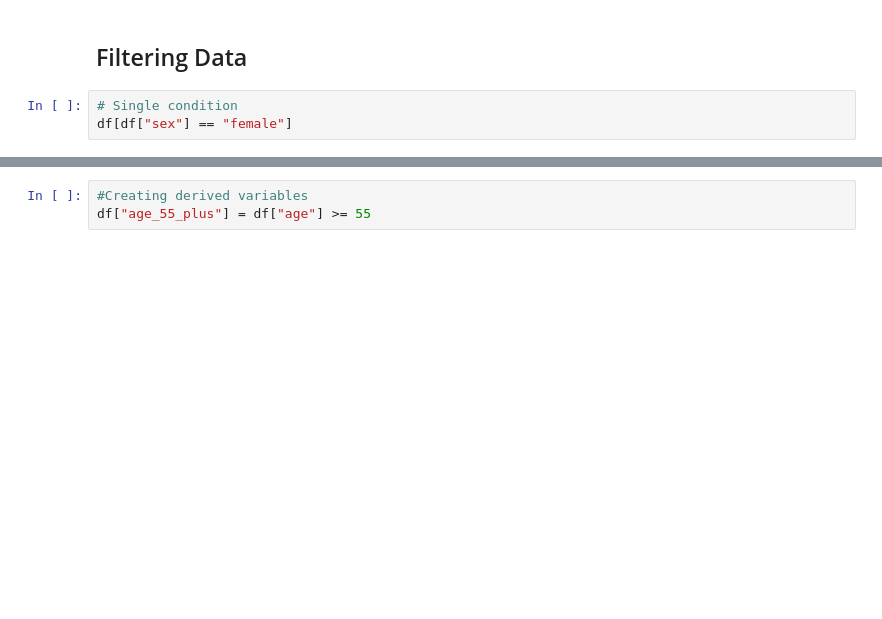
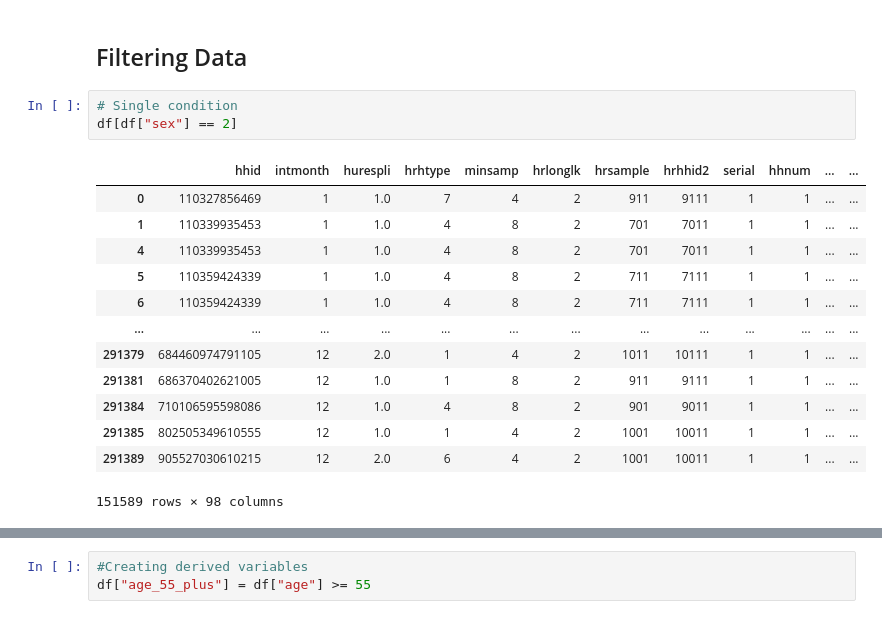
Before and after one commit to vedikabar/pdi_pensions, a Jupyter notebook: guide/Useful commands.ipynb, the cells around one changed output, grey strips where cells are left out. Drawn from its saved outputs; the diff is of its cells as text; blank space fills up the shorter version.

```diff
--- a/guide/Useful commands.ipynb
+++ b/guide/Useful commands.ipynb
@@ -49,6 +140,20 @@ df_small.head()
 ## Filtering Data
 # %%
 # Single condition
-df[df["sex"] == "female"]
+df[df["sex"] == 2]
+# %% [output]
+|  | hhid | intmonth | hurespli | hrhtype | minsamp | hrlonglk | hrsample | hrhhid2 | serial | hhnum | ... | ... |
+| 0 | 110327856469 | 1 | 1.0 | 7 | 4 | 2 | 911 | 9111 | 1 | 1 | ... | ... |
+| 1 | 110339935453 | 1 | 1.0 | 4 | 8 | 2 | 701 | 7011 | 1 | 1 | ... | ... |
+| 4 | 110339935453 | 1 | 1.0 | 4 | 8 | 2 | 701 | 7011 | 1 | 1 | ... | ... |
+| 5 | 110359424339 | 1 | 1.0 | 4 | 8 | 2 | 711 | 7111 | 1 | 1 | ... | ... |
+| 6 | 110359424339 | 1 | 1.0 | 4 | 8 | 2 | 711 | 7111 | 1 | 1 | ... | ... |
+| ... | ... | ... | ... | ... | ... | ... | ... | ... | ... | ... | ... | ... |
+| 291379 | 684460974791105 | 12 | 2.0 | 1 | 4 | 2 | 1011 | 10111 | 1 | 1 | ... | ... |
+| 291381 | 686370402621005 | 12 | 1.0 | 1 | 8 | 2 | 911 | 9111 | 1 | 1 | ... | ... |
+| 291384 | 710106595598086 | 12 | 1.0 | 4 | 8 | 2 | 901 | 9011 | 1 | 1 | ... | ... |
+| 291385 | 802505349610555 | 12 | 1.0 | 1 | 4 | 2 | 1001 | 10011 | 1 | 1 | ... | ... |
+| 291389 | 905527030610215 | 12 | 2.0 | 6 | 4 | 2 | 1001 | 10011 | 1 | 1 | ... | ... |
+151589 rows × 98 columns
 # %%
 #Multiple conditions
```
Also changed, not shown: parts of 15 cells of this notebook.
